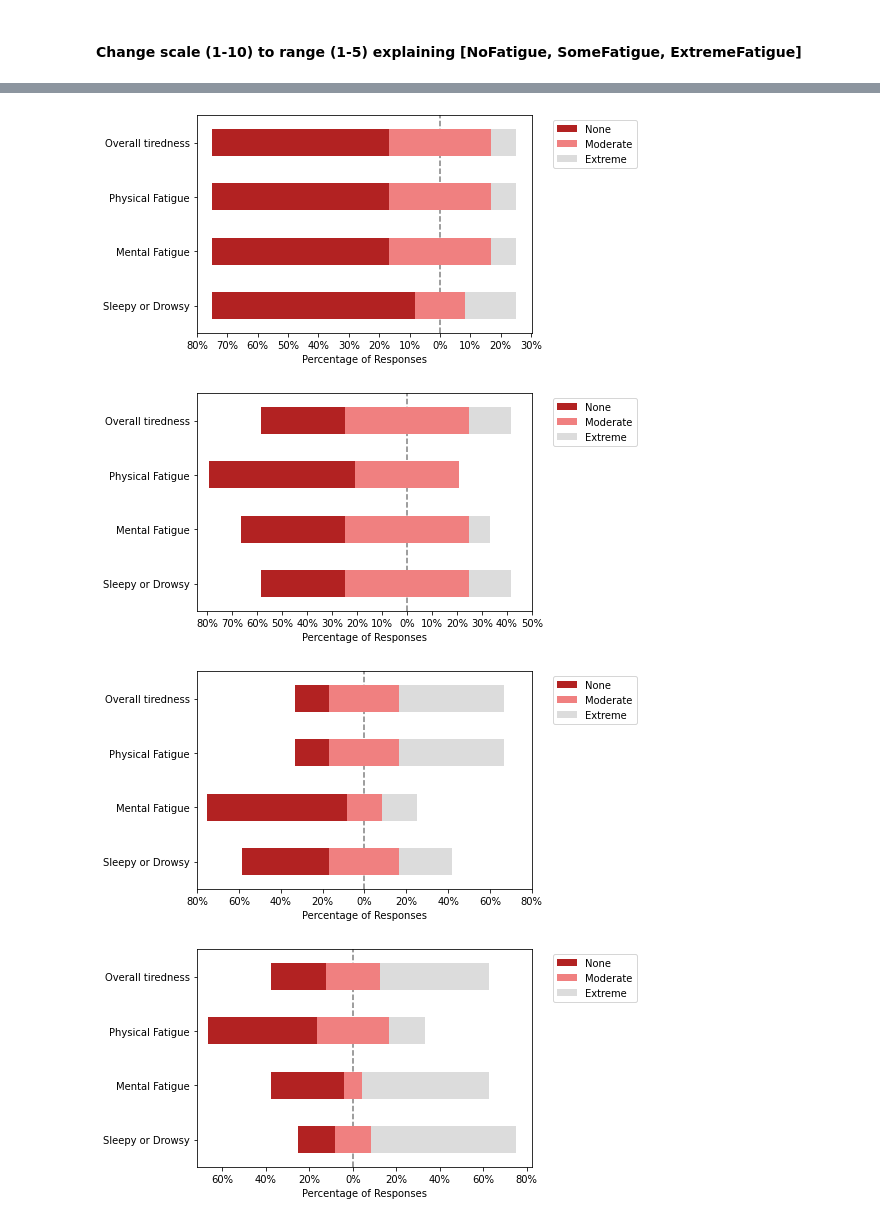
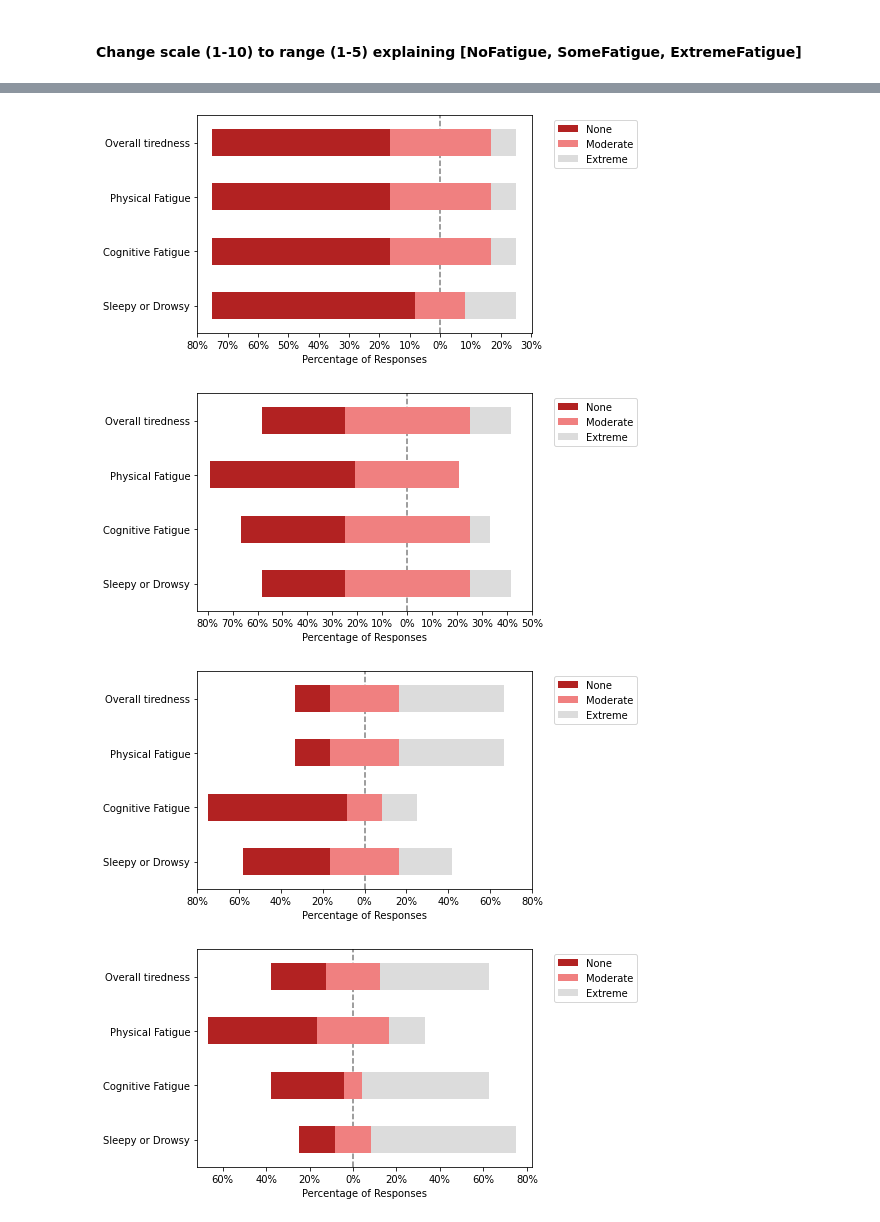
Before and after one commit to asheeshcric/VA, a Jupyter notebook: notebooks/survey_plot.ipynb, the cells around one changed output, grey strips where cells are left out. Cells and saved outputs as stored; diff of their text form; code cells hidden in the pictures.

Commit message:
Change legend on the plot

```diff
--- a/notebooks/survey_plot.ipynb
+++ b/notebooks/survey_plot.ipynb
@@ -108,10 +108,10 @@ import plot_likert
 # %%
 for i in range(5):
     block = blocks[i].iloc[:, 0:4]
-    block.columns = ['Overall tiredness', 'Physical Fatigue', 'Mental Fatigue', 'Sleepy or Drowsy']
+    block.columns = ['Overall tiredness', 'Physical Fatigue', 'Cognitive Fatigue', 'Sleepy or Drowsy']
     plot_likert.plot_likert(block, scale, plot_percentage=True)
 # %% [output]
-[figure, old version]
+[figure, new version]
-[figure, old version]
+[figure, new version]
-[figure, old version]
+[figure, new version]
-[figure, old version]
+[figure, new version]
```
Also changed, not shown: parts of 1 cell of this notebook.
